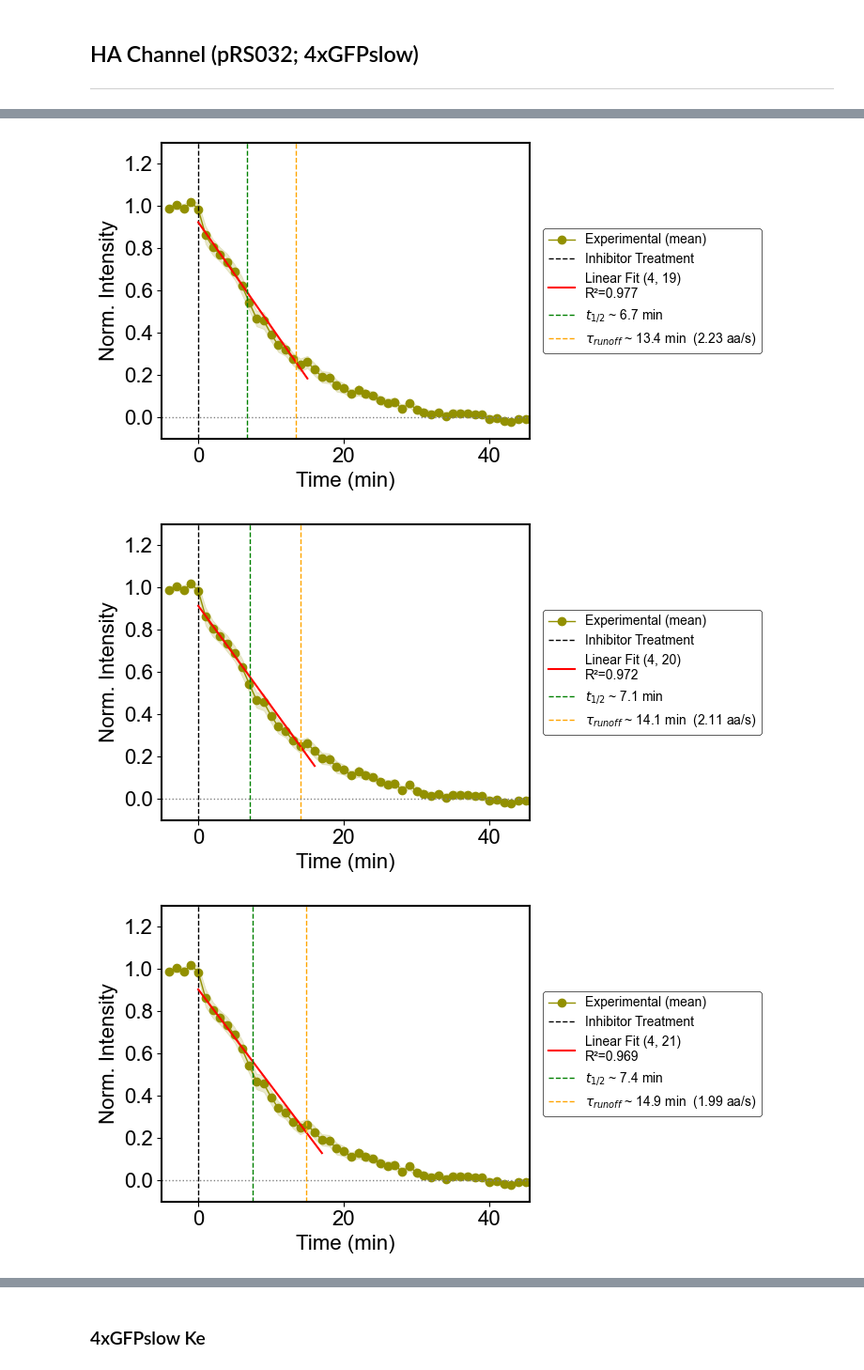
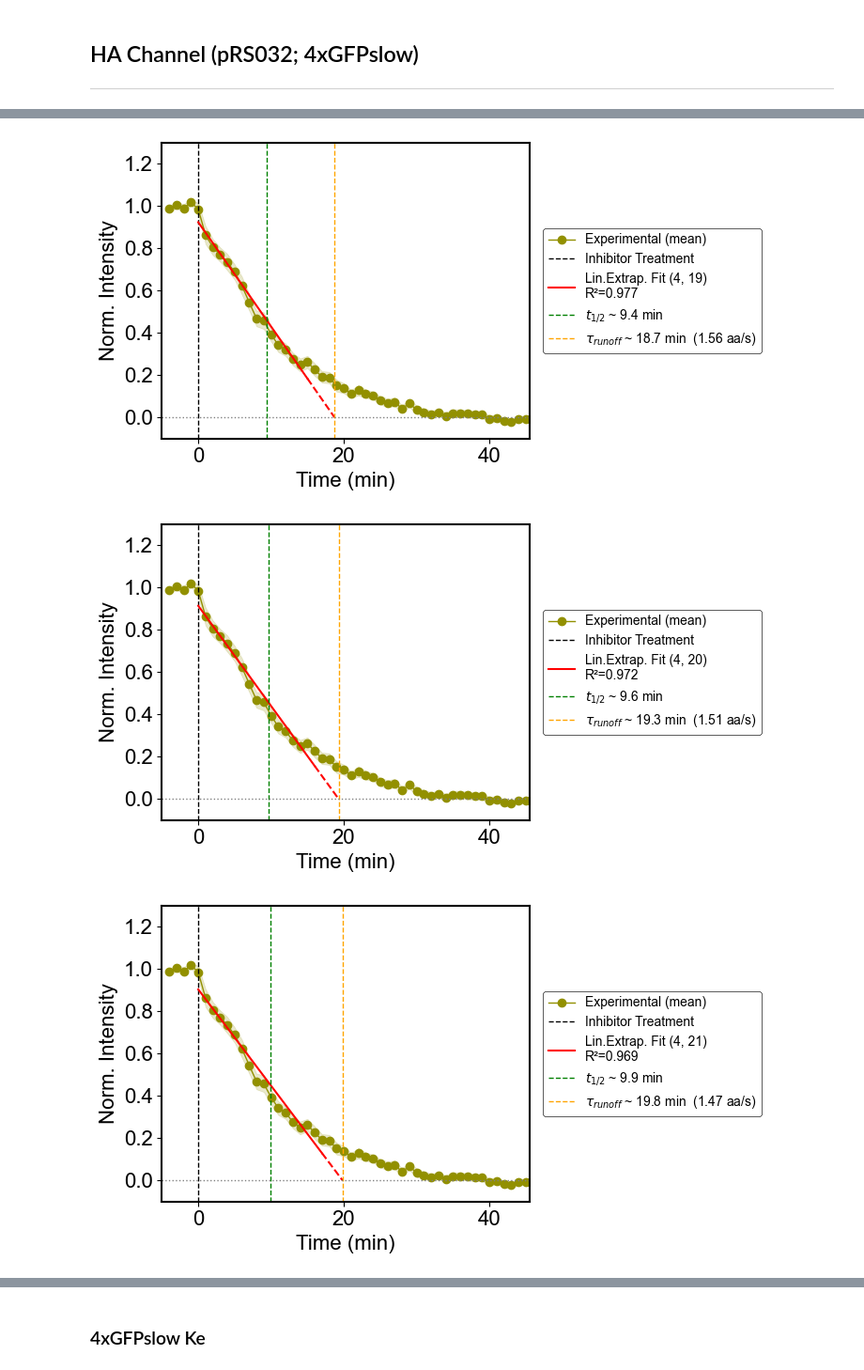
Before and after one commit to ningzhaoAnschutz/cof_paper, a Jupyter notebook: notebooks/Inhibitors/LA_Fig 3_Harringtonine_Fast vs Slow.ipynb, the cells around one changed output, grey strips where cells are left out. Shown at 94% size. Drawn from its saved outputs; the diff is of its cells as text; code cells hidden in the pictures.

Commit message:
linear_extrapolated

```diff
--- a/notebooks/Inhibitors/LA_Fig 3_Harringtonine_Fast vs Slow.ipynb
+++ b/notebooks/Inhibitors/LA_Fig 3_Harringtonine_Fast vs Slow.ipynb
@@ -166,7 +166,7 @@ results=INH.plot_inhibitor(
     show_zero_y_axis=True,                            # dashed line at y = 0
     colors='#929000',
     # parameters for linear fits
-    fit_model='linear',                               # 'linear'|'exponential'|'heaviside'|None
+    fit_model='linear_extrapolated',                  # 'linear'| 'linear_extrapolated'| 'exponential'|'heaviside'|None
     fit_start_idx=fit_start_idx,                      # int – fit range start (default: inh frame)
     #fit_end_idx=17,                                  # int – fit range end (fast = 11; slow = 17)
     fit_end_range = (15,28),                          # range to fit data.
@@ -189,3 +189,3 @@ print("number of responding trajectories for pRS032_HA:", len(responding_indices
-[figure, old version]
+[figure, new version]
-[figure, old version]
+[figure, new version]
-[figure, old version]
+[figure, new version]
```
Also changed, not shown: parts of 2 cells of this notebook, 2 other files.
